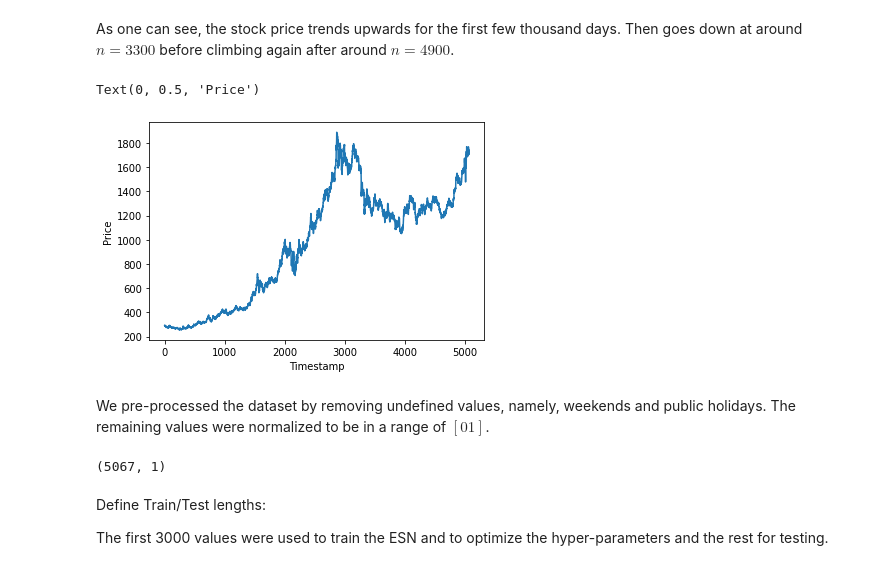
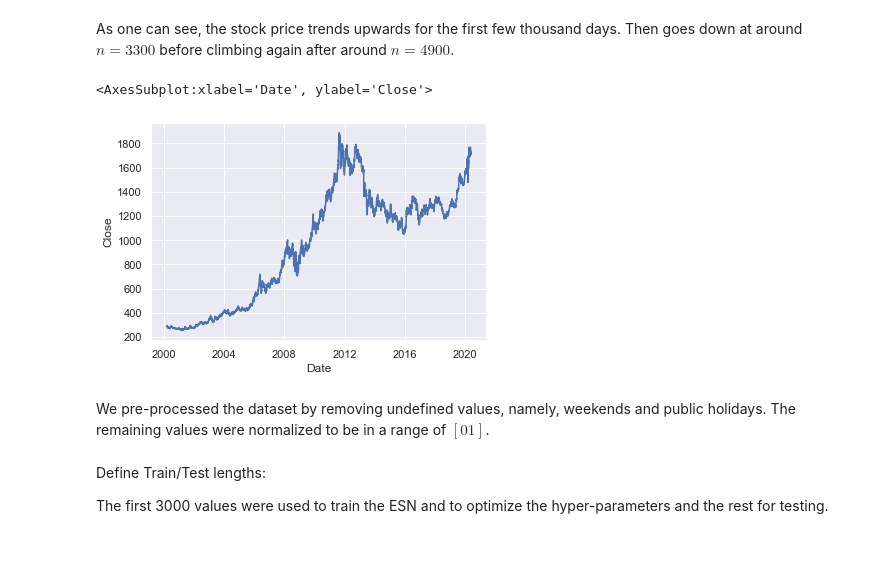
Before and after one commit to PlasmaControl/PyRCN, a Jupyter notebook: examples/stock-price-prediction.ipynb, the cells around one changed output. Drawn from its saved outputs; the diff is of its cells as text; code cells hidden in the pictures.

```diff
--- a/examples/stock-price-prediction.ipynb
+++ b/examples/stock-price-prediction.ipynb
@@ -14,21 +14,19 @@ Disclaimer: We are signal processing experts, not financial advisors. Do not use
 At first, we need to import all required packages
 # %%
 import numpy as np
+import pandas as pd
 from sklearn.preprocessing import MinMaxScaler
 from sklearn.metrics import mean_squared_error
 
 from matplotlib import pyplot as plt
-plt.rcParams['image.cmap'] = 'jet'
-plt.rcParams['pdf.fonttype'] = 42
-plt.rcParams['ps.fonttype'] = 42
+import seaborn as sns
 %matplotlib inline
-
-from IPython.display import set_matplotlib_formats
-set_matplotlib_formats('png', 'pdf')
 
 from pyrcn.echo_state_network import ESNRegressor
 from pyrcn.linear_model import IncrementalRegression
 from pyrcn.base.blocks import InputToNode, NodeToNode
+
+sns.set_theme()
 # %% [markdown]
 ## Loading and visualizing stock prices
 
@@ -43,3 +39,5 @@ X = np.genfromtxt(fname="./dataset/GC=F.csv", usecols=4, skip_header=1,delimiter
+# %%
+df = pd.read_csv("./GC=F.csv", delimiter=",")
 # %% [markdown]
 Analyzing the dataset, we can analyze the structure. The first column is the date, the second column is the open value,
 e.g. the first value of a day.
@@ -51,0 +62,4 @@ X = X[~np.isnan(X)]
+# %%
+df.dropna(inplace=True)
+df["Date"] = pd.to_datetime(df["Date"])
+df.head(n=10)
@@ -52,20 +78,16 @@ X = X[~np.isnan(X)]
 # %% [markdown]
 As one can see, the stock price trends upwards for the first few thousand days. Then goes down at around $n=3300$ before climbing again after around $n = 4900$.
-# %%
-plt.figure()
-plt.plot(X)
-plt.xlabel("Timestamp")
-plt.ylabel("Price")
-# %% [output]
-Text(0, 0.5, 'Price')
-[figure, removed]
+# %%
+fig, axs = plt.subplots()
+sns.lineplot(data=df, x="Date", y="Close", ax=axs)
+# %% [output]
+<AxesSubplot:xlabel='Date', ylabel='Close'>
+[figure, added]
 # %% [markdown]
 We pre-processed the dataset by removing undefined values, namely, weekends and public holidays. The remaining values were normalized to be in a range of $[0 1]$.
 # %%
 scaler = MinMaxScaler()
-X = scaler.fit_transform(X=X.reshape(-1, 1))
+X = scaler.fit_transform(X=df[["Close"]])
-# %% [output]
-(5067, 1)
 # %% [markdown]
 Define Train/Test lengths:
 
```
Also changed, not shown: parts of 7 cells of this notebook, 41 other files.
